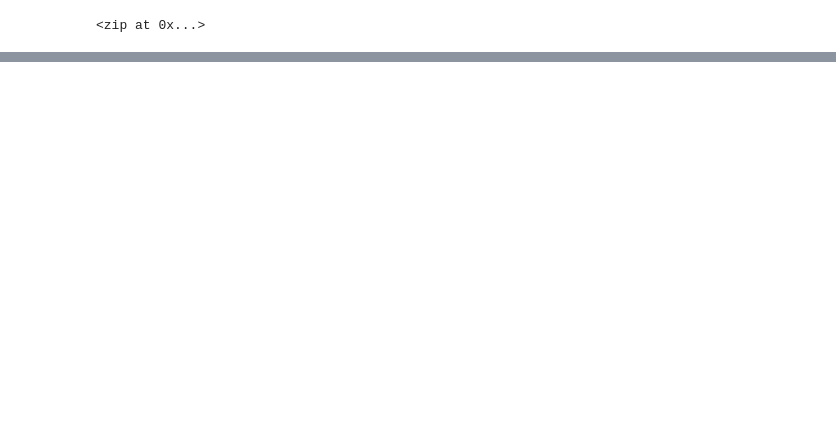
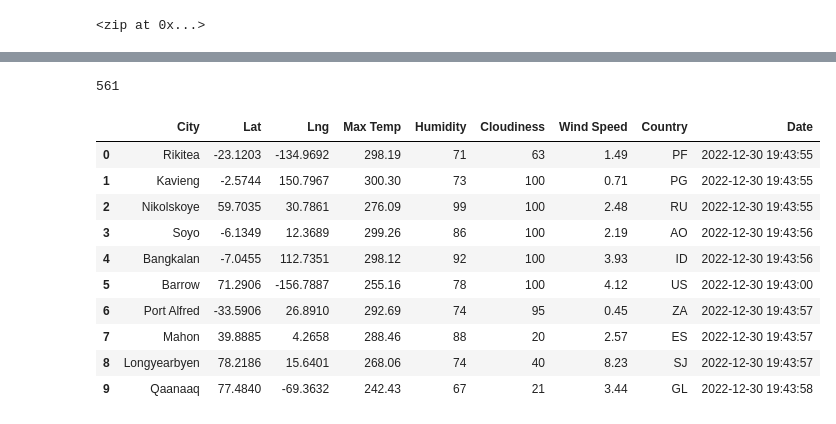
Before and after one commit to davis4a6/World_Weather_Analysis, a Jupyter notebook: WeatherPy.ipynb, the cells around one changed output, grey strips where cells are left out. Cells and saved outputs as stored; diff of their text form; code cells hidden in the pictures; blank space fills up the shorter version.

Commit message:
adding new file and updating WeatherPy

```diff
--- a/WeatherPy.ipynb
+++ b/WeatherPy.ipynb
@@ -7,3 +20,6 @@ from citipy import citipy
+# %%
+# Starting URL for Weather Map API Call.
+BASE_URL = "https://api.openweathermap.org/data/2.5/weather?appid=" + weather_api_key
 # %%
 # Create a set of random latitude and longitude combinations.
 lats = np.random.uniform(low=-90.000, high=90.000, size=1500)
@@ -53,0 +150,20 @@ len(cities)
+# %%
+len(city_data)n
+# %% [output]
+561
+# %%
+# Convert the array of dictionaries to a Pandas DataFrame.
+city_data_df = pd.DataFrame(city_data)
+city_data_df.head(10)
+# %% [output]
+|  | City | Lat | Lng | Max Temp | Humidity | Cloudiness | Wind Speed | Country | Date |
+| 0 | Rikitea | -23.1203 | -134.9692 | 298.19 | 71 | 63 | 1.49 | PF | 2022-12-30 19:43:55 |
+| 1 | Kavieng | -2.5744 | 150.7967 | 300.30 | 73 | 100 | 0.71 | PG | 2022-12-30 19:43:55 |
+| 2 | Nikolskoye | 59.7035 | 30.7861 | 276.09 | 99 | 100 | 2.48 | RU | 2022-12-30 19:43:55 |
+| 3 | Soyo | -6.1349 | 12.3689 | 299.26 | 86 | 100 | 2.19 | AO | 2022-12-30 19:43:56 |
+| 4 | Bangkalan | -7.0455 | 112.7351 | 298.12 | 92 | 100 | 3.93 | ID | 2022-12-30 19:43:56 |
+| 5 | Barrow | 71.2906 | -156.7887 | 255.16 | 78 | 100 | 4.12 | US | 2022-12-30 19:43:00 |
+| 6 | Port Alfred | -33.5906 | 26.8910 | 292.69 | 74 | 95 | 0.45 | ZA | 2022-12-30 19:43:57 |
+| 7 | Mahon | 39.8885 | 4.2658 | 288.46 | 88 | 20 | 2.57 | ES | 2022-12-30 19:43:57 |
+| 8 | Longyearbyen | 78.2186 | 15.6401 | 268.06 | 74 | 40 | 8.23 | SJ | 2022-12-30 19:43:57 |
+| 9 | Qaanaaq | 77.4840 | -69.3632 | 242.43 | 67 | 21 | 3.44 | GL | 2022-12-30 19:43:58 |
```
Also changed, not shown: parts of 6 cells of this notebook, 2 other files.
